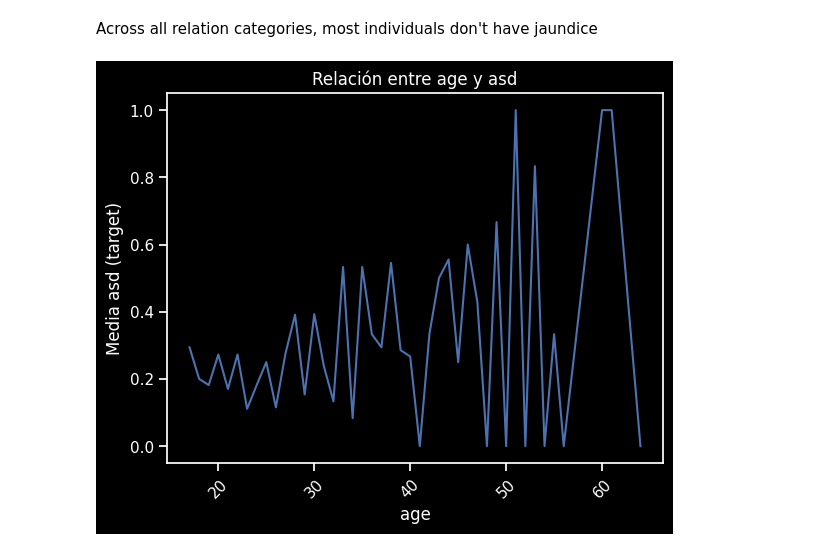
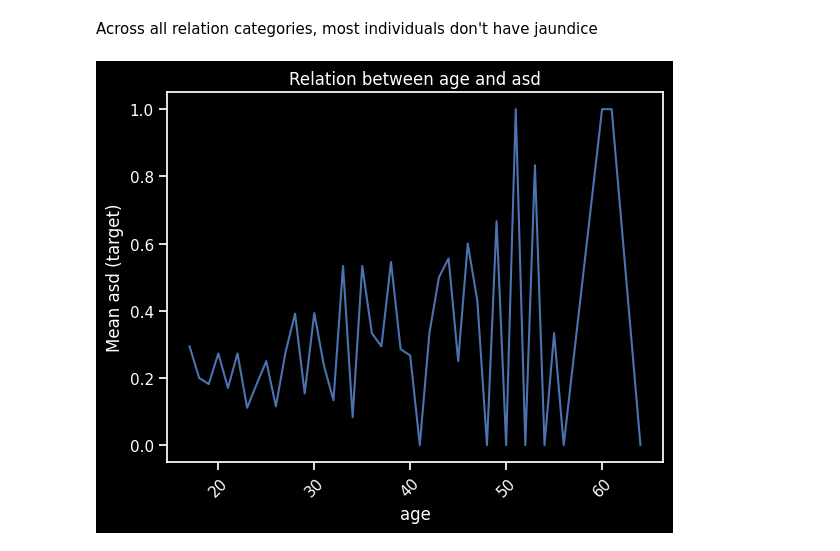
Before and after one commit to andres-manzano/autism-ml-detection, a Jupyter notebook: notebooks/02.eda.ipynb, the cells around one changed output. Saved outputs shown, nothing was run; the diff lists cells and outputs as text; code cells hidden in the pictures.

```diff
--- a/notebooks/02.eda.ipynb
+++ b/notebooks/02.eda.ipynb
@@ -182,16 +182,3 @@ for var in categoricals:
 [figure]
 # %% [markdown]
 Now we solved the cardinality problem
-# %%
-def diagnostic_plots(df, variable):
-    plt.figure(figsize=(15,6))
-    plt.subplot(1, 2, 1)
-    df[variable].hist(bins=30)
-
-    plt.subplot(1, 2, 2)
-    stats.probplot(df[variable], dist="norm", plot=plt)
-
-    plt.show()
-
-for var in continuous:
-    diagnostic_plots(data, var)
@@ -262,10 +240,10 @@ Across all relation categories, most individuals don't have jaundice
 # %%
 for var in continuous:
     plt.figure()
     fig = data.groupby([var])['asd'].mean().plot()
-    fig.set_title('Relación entre {} y asd'.format(var))
-    fig.set_ylabel('Media asd (target)')
+    fig.set_title('Relation between {} and asd'.format(var))
+    fig.set_ylabel('Mean asd (target)')
     plt.xticks(rotation=45)
     plt.show()
 # %% [output]
-[figure, old version]
+[figure, new version]
```
Also changed, not shown: parts of 2 cells of this notebook.
